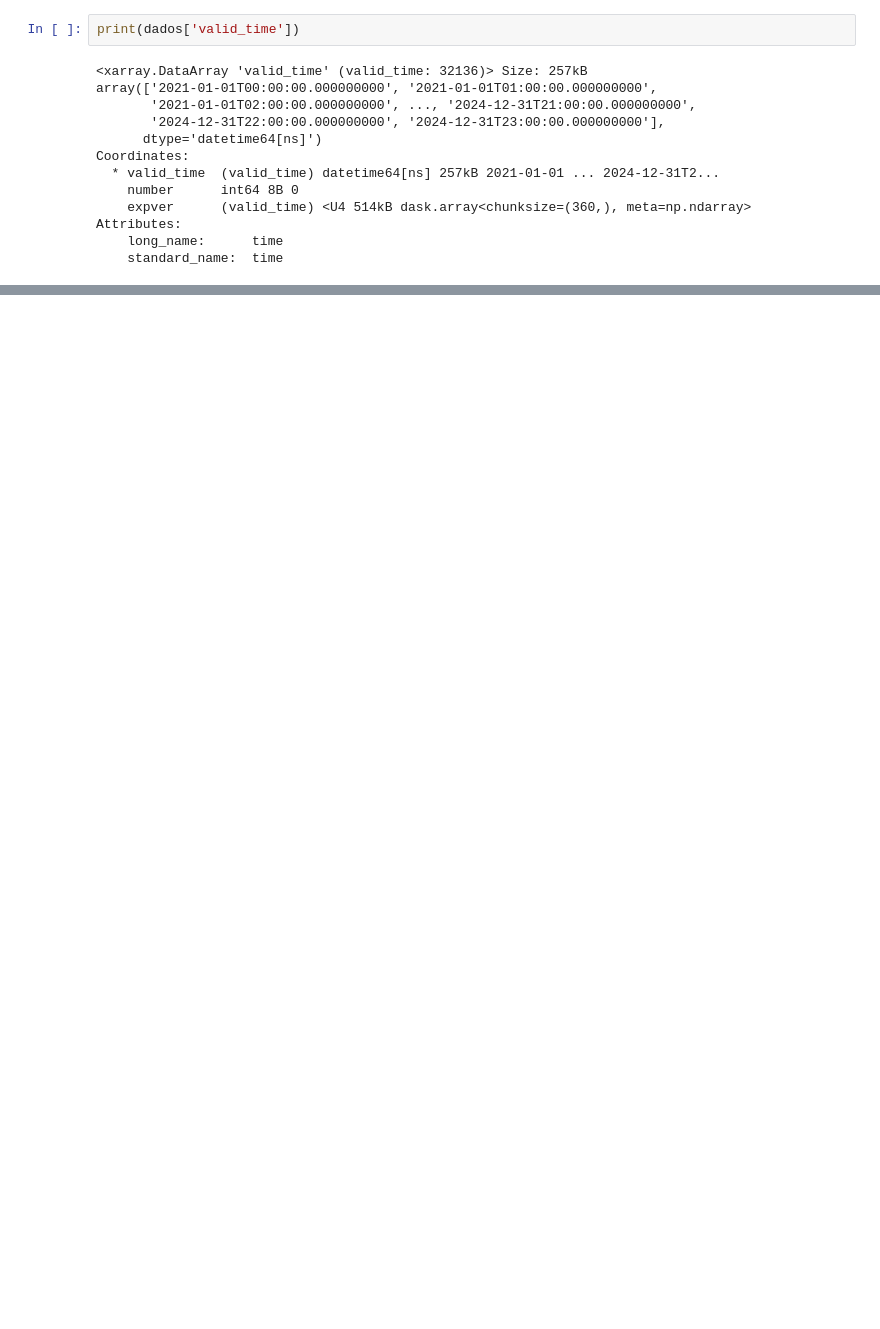
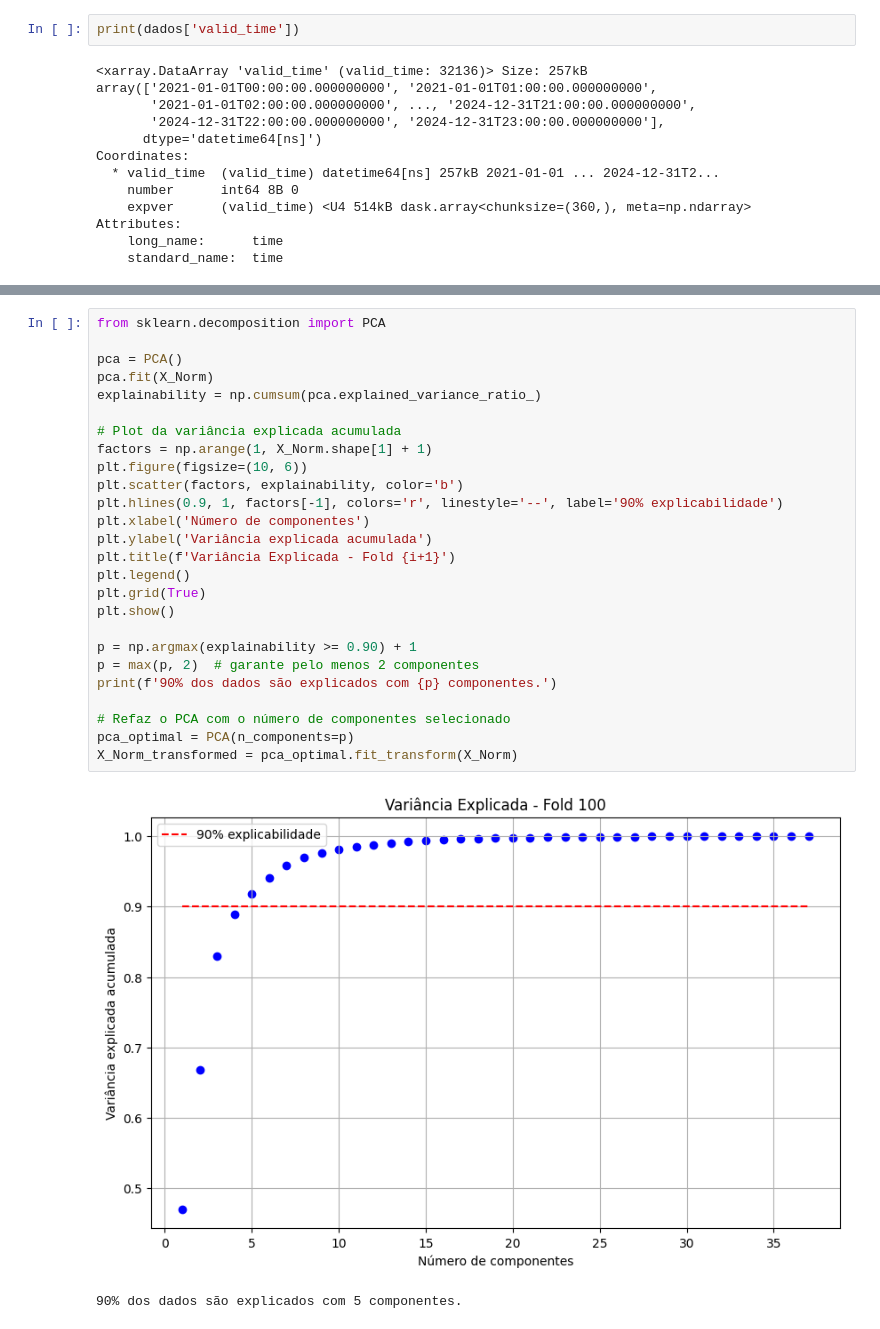
Before and after one commit to Alilson2/Projeto_IA, a Jupyter notebook: Projeto_IA.ipynb, the cells around one changed output, grey strips where cells are left out. Cells and saved outputs as stored; diff of their text form; blank space fills up the shorter version.

```diff
--- a/Projeto_IA.ipynb
+++ b/Projeto_IA.ipynb
@@ -265,2 +378,31 @@ Normalizando bloco 100/100...
+# %%
+from sklearn.decomposition import PCA
+
+pca = PCA()
+pca.fit(X_Norm)
+explainability = np.cumsum(pca.explained_variance_ratio_)
+
+# Plot da variância explicada acumulada
+factors = np.arange(1, X_Norm.shape[1] + 1)
+plt.figure(figsize=(10, 6))
+plt.scatter(factors, explainability, color='b')
+plt.hlines(0.9, 1, factors[-1], colors='r', linestyle='--', label='90% explicabilidade')
+plt.xlabel('Número de componentes')
+plt.ylabel('Variância explicada acumulada')
+plt.title(f'Variância Explicada - Fold {i+1}')
+plt.legend()
+plt.grid(True)
+plt.show()
+
+p = np.argmax(explainability >= 0.90) + 1
+p = max(p, 2)  # garante pelo menos 2 componentes
+print(f'90% dos dados são explicados com {p} componentes.')
+
+# Refaz o PCA com o número de componentes selecionado
+pca_optimal = PCA(n_components=p)
+X_Norm_transformed = pca_optimal.fit_transform(X_Norm)
+# %% [output]
+[figure, added]
+90% dos dados são explicados com 5 componentes.
 # %%
 from sklearn.model_selection import KFold
```
Also changed, not shown: parts of 14 cells of this notebook.
